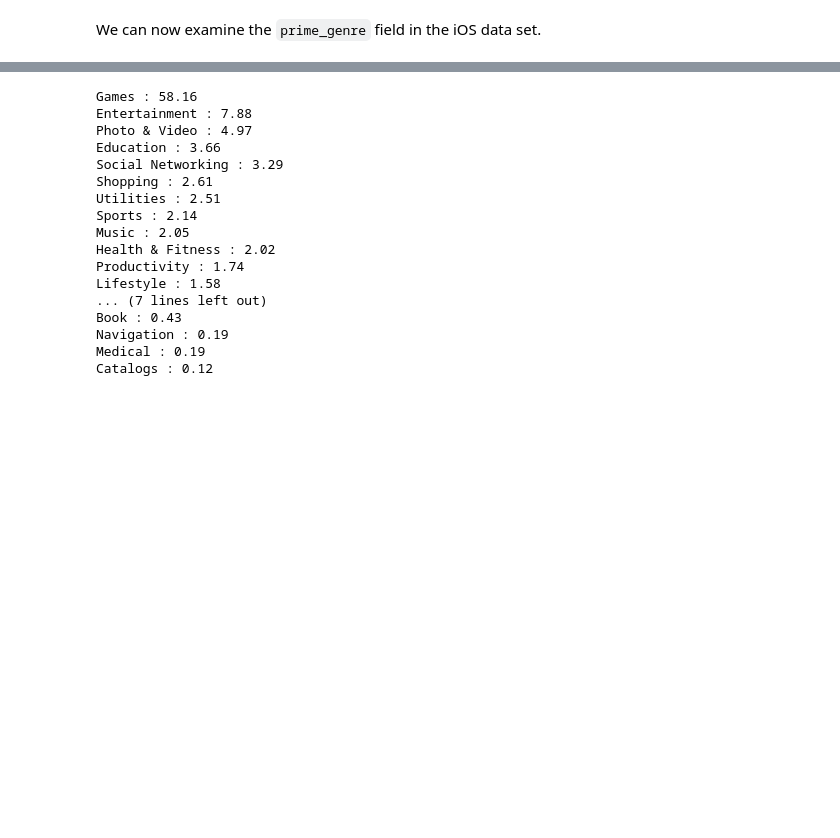
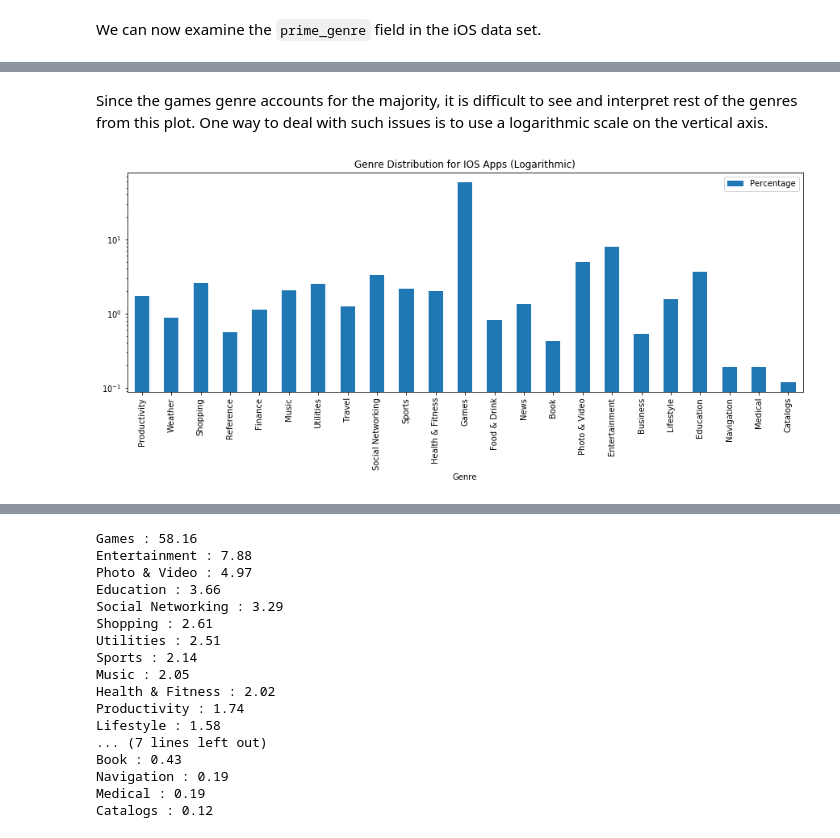
Before and after one commit to MustafaBor/data-projects, a Jupyter notebook: Mobile App Traction/Traction Analysis of Free Mobile Apps.ipynb, the cells around one changed output, grey strips where cells are left out. Drawn from its saved outputs; the diff is of its cells as text; code cells hidden in the pictures; blank space fills up the shorter version.

```diff
--- a/Mobile App Traction/Traction Analysis of Free Mobile Apps.ipynb
+++ b/Mobile App Traction/Traction Analysis of Free Mobile Apps.ipynb
@@ -363,0 +396,7 @@ We can now examine the `prime_genre` field in the iOS data set.
+# %% [markdown]
+Since the games genre accounts for the majority, it is difficult to see and interpret rest of the genres from this plot. One way to deal with such issues is to use a logarithmic scale on the vertical axis.
+# %%
+ios_gen_ft.plot(x='Genre', y='Percentage', kind='bar', figsize=(15,5), title='Genre Distribution for IOS Apps (Logarithmic)')
+plt.yscale('log')
+# %% [output]
+[figure, added]
```
Also changed, not shown: parts of 21 cells of this notebook.
